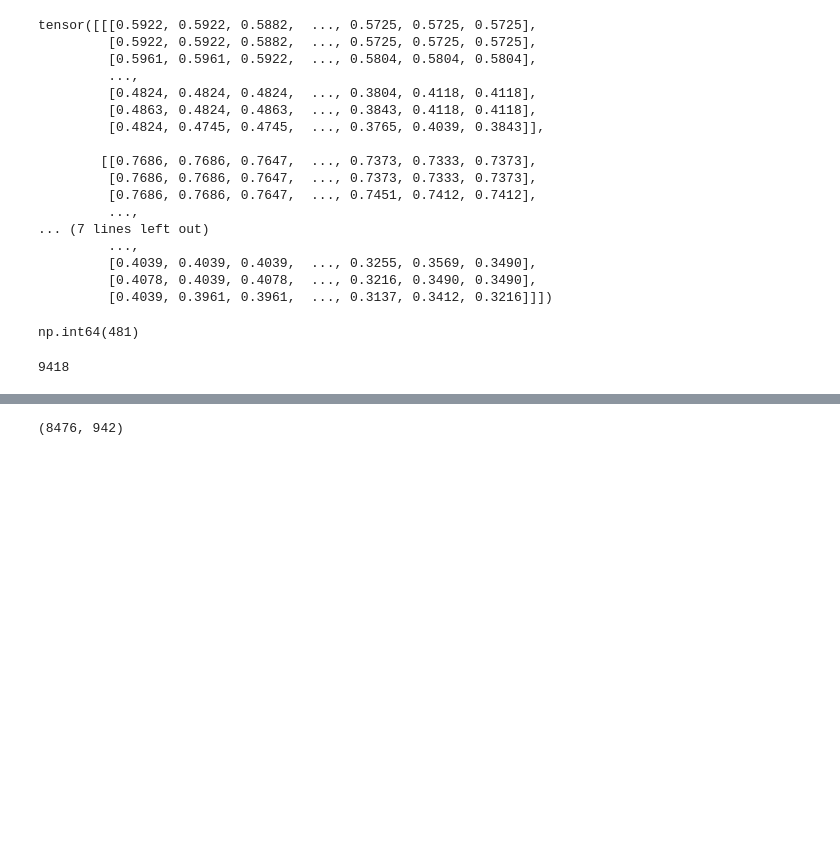
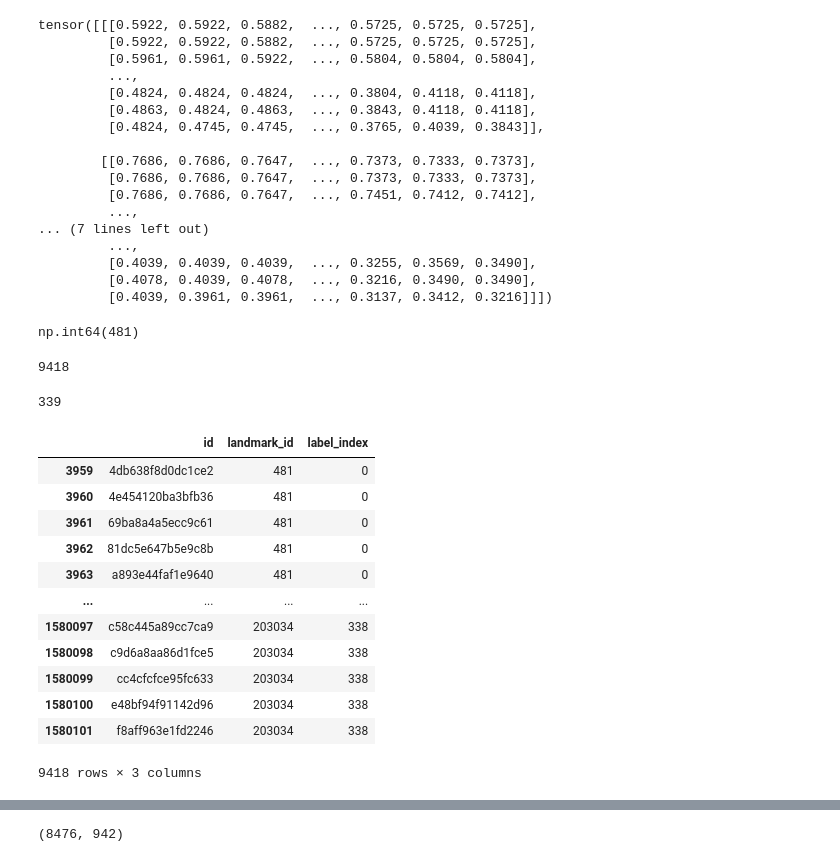
Before and after one commit to davidpetrov/Google-Landmark-Recognition-2021, a Jupyter notebook: data-exploration.ipynb, the cells around one changed output, grey strips where cells are left out. Saved outputs shown, nothing was run; the diff lists cells and outputs as text; code cells hidden in the pictures; blank space fills up the shorter version.

```diff
--- a/data-exploration.ipynb
+++ b/data-exploration.ipynb
@@ -181,4 +179,6 @@ def extract_landark_ids_list(landmark_data):
         landmark_ids.append(data['id'])
     return landmark_ids
 # %%
-bg_landmarks_ids = extract_landark_ids_list(landmark_data)
+# bg_landmarks_ids = extract_landark_ids_list(landmark_data)
+bg_landmarks_ids = pd.read_csv("bg_landmarks_ids.csv", sep='\t')
+bg_landmarks_ids
@@ -341,7 +328,7 @@ bg_landmarks_df.to_csv("bg_landmarks_ids.csv", sep='\t')
 # %%
 # Function to check if landmark_id maps to a bg_image_id
 def is_in_bg_image_ids(landmark_id, bg_landmarks_ids):
-    return landmark_id in bg_landmarks_ids
+    return landmark_id in bg_landmarks_ids.values
 # %%
 is_in_bg_image_ids(20298,bg_landmarks_ids)
 # %% [output]
@@ -404,3 +412,30 @@ np.int64(481)
 len(bg_train_df)
 # %% [output]
 9418
+# %%
+unique_classes = bg_train_df['landmark_id'].unique()
+print(len(unique_classes))
+
+# The cross entropy loss requires the index of the class instead of the label (for example [0-len(unique_classes)-1]
+label_to_index = {label: idx for idx, label in enumerate(unique_classes)}
+
+bg_train_with_index = pd.DataFrame(bg_train_df)
+# Apply the mapping to the DataFrame
+bg_train_with_index['label_index'] = bg_train_with_index['landmark_id'].map(label_to_index)
+
+bg_train_with_index
+# %% [output]
+339
+|  | id | landmark_id | label_index |
+| 3959 | 4db638f8d0dc1ce2 | 481 | 0 |
+| 3960 | 4e454120ba3bfb36 | 481 | 0 |
+| 3961 | 69ba8a4a5ecc9c61 | 481 | 0 |
+| 3962 | 81dc5e647b5e9c8b | 481 | 0 |
+| 3963 | a893e44faf1e9640 | 481 | 0 |
+| ... | ... | ... | ... |
+| 1580097 | c58c445a89cc7ca9 | 203034 | 338 |
+| 1580098 | c9d6a8aa86d1fce5 | 203034 | 338 |
+| 1580099 | cc4cfcfce95fc633 | 203034 | 338 |
+| 1580100 | e48bf94f91142d96 | 203034 | 338 |
+| 1580101 | f8aff963e1fd2246 | 203034 | 338 |
+9418 rows × 3 columns
```
Also changed, not shown: parts of 54 cells of this notebook, 1 other file.
